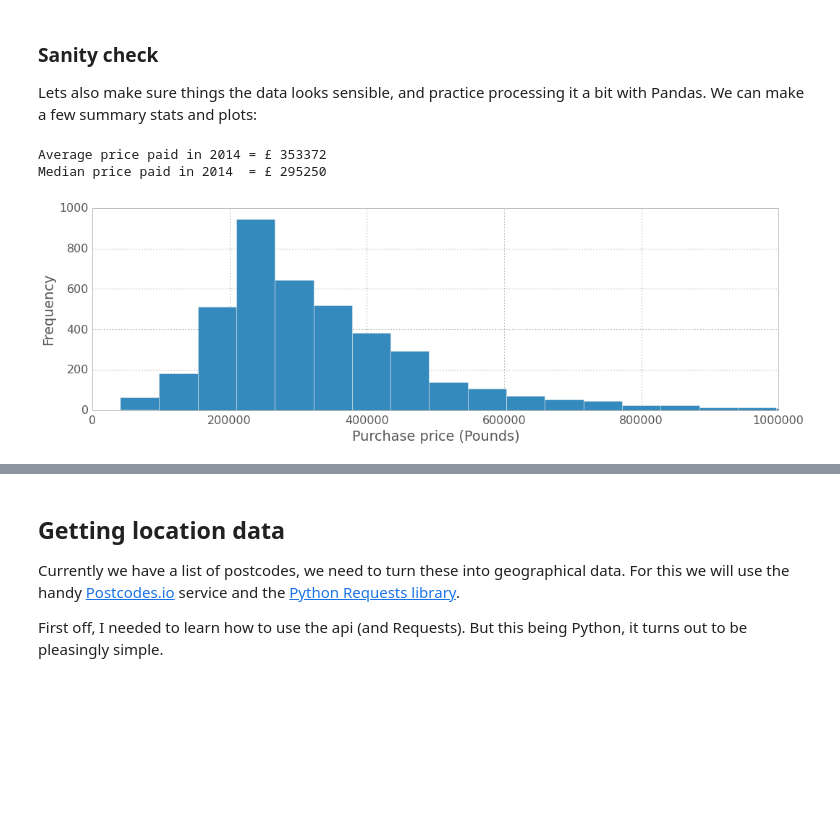
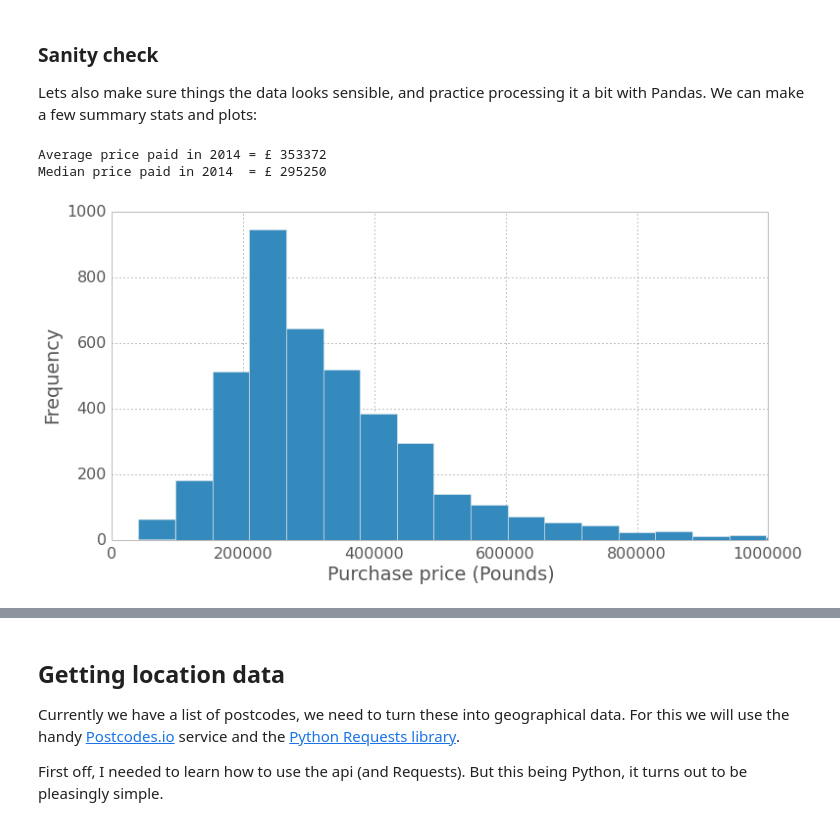
Before and after one commit to Buntworthy/notebooks, a Jupyter notebook: Cambridge house price data.ipynb, the cells around one changed output, grey strips where cells are left out. Saved outputs shown, nothing was run; the diff lists cells and outputs as text; code cells hidden in the pictures; blank space fills up the shorter version.

```diff
--- a/Cambridge house price data.ipynb
+++ b/Cambridge house price data.ipynb
@@ -33,7 +33,7 @@ import time
 
 pd.options.display.mpl_style = 'default'
 from matplotlib import rcParams
-rcParams['figure.figsize'] = (10, 6)
+rcParams['figure.figsize'] = (12, 6)
 rcParams['figure.dpi'] = 150
 rcParams['font.size'] = 16
 rcParams['font.family'] = 'sans-serif'
@@ -75,18 +75,17 @@ Lets also make sure things the data looks sensible, and practice processing it a
 # %%
 print('Average price paid in 2014 = £ %d' % np.mean(cropData['Price']))
 print('Median price paid in 2014  = £ %d' % np.median(cropData['Price']))
 
 cropData.describe()
 
-plt.figure(figsize = (17, 5))
 plt.hist(cropData['Price'],70)
 plt.xlim([0, 1e6])
 plt.xlabel('Purchase price (Pounds)')
 plt.ylabel('Frequency')
 plt.show()
 # %% [output]
 Average price paid in 2014 = £ 353372
 Median price paid in 2014  = £ 295250
-[figure, old version]
+[figure, new version]
 # %%
 monthMeans = cropData['Price'].groupby(cropData.index.month).aggregate(np.mean)
```
Also changed, not shown: parts of 6 cells of this notebook, 2 other files.
